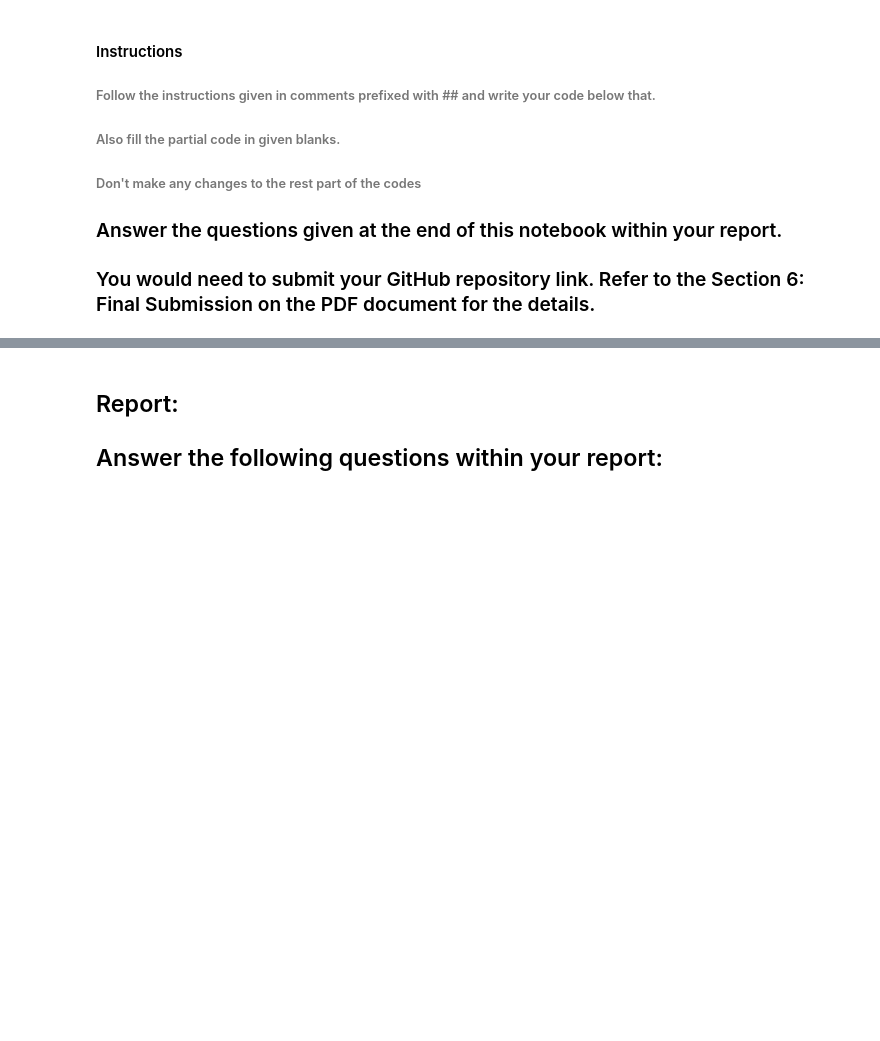
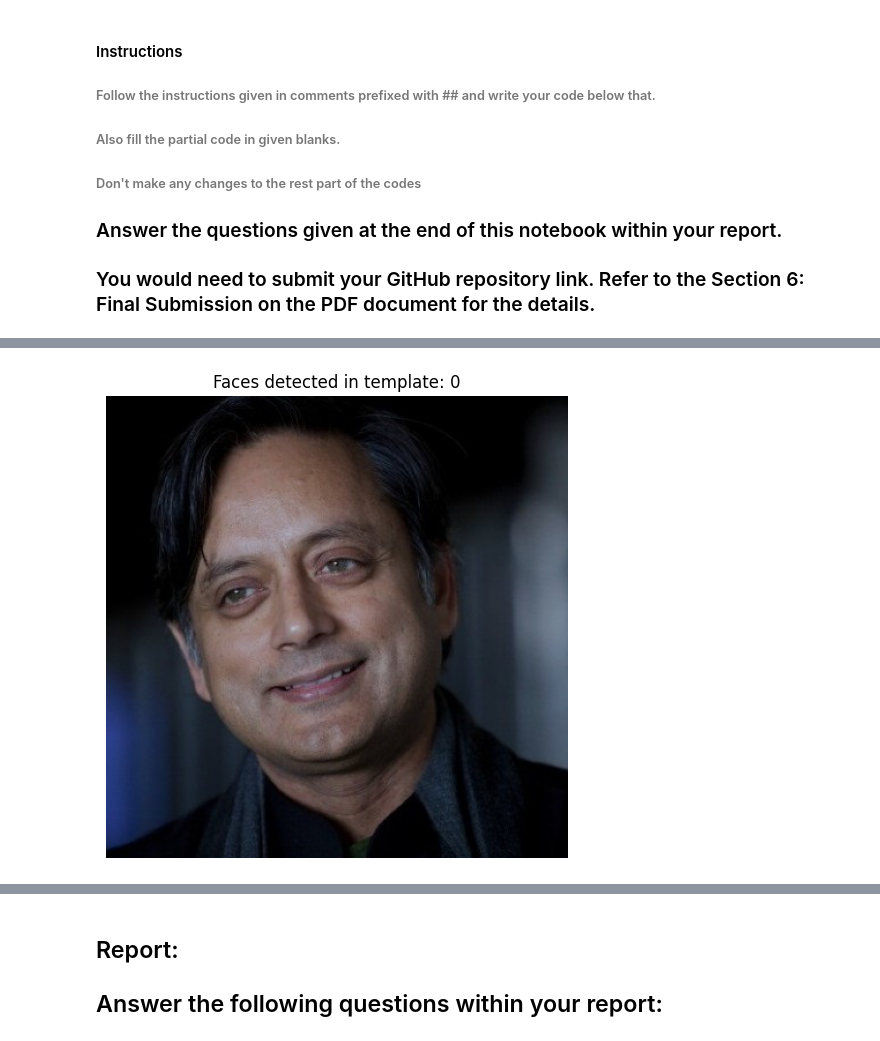
Before and after one commit to ananyasingla2004/DistanceClassificationMLPR-Lab5, a Jupyter notebook: Ananya_Lab5.ipynb, the cells around one changed output, grey strips where cells are left out. Drawn from its saved outputs; the diff is of its cells as text; code cells hidden in the pictures; blank space fills up the shorter version.

```diff
--- a/Ananya_Lab5.ipynb
+++ b/Ananya_Lab5.ipynb
@@ -141,21 +141,25 @@ plt.show()
 # %%
 # Read the template image
 template_img = cv2.imread("Dr_Shashi_Tharoor.jpg")
 template_rgb = cv2.cvtColor(template_img, cv2.COLOR_BGR2RGB)
+gray_tharoor = cv2.cvtColor(template_img, cv2.COLOR_BGR2GRAY)
+
 
 # Detect face in the template image after converting it to gray
 template_faces = face_cascade.detectMultiScale(cv2.cvtColor(template_img, cv2.COLOR_BGR2GRAY), 1.05, 4, minSize=(25, 25), maxSize=(50, 50))
 
 # Draw rectangles around the detected faces
 for (x, y, w, h) in template_faces:
     cv2.rectangle(template_rgb, (x, y), (x + w, y + h), (0, 255, 0), 3)  # Green rectangle
 
 # Display the template image with detections
 plt.figure(figsize=(8, 6))
 plt.imshow(template_rgb)
 plt.title(f"Faces detected in template: {len(template_faces)}")
 plt.axis("off")
 plt.show()
+# %% [output]
+[figure, added]
 # %%
 # Convert the template image to HSV color space and store it in template_hsv
 template_hsv = cv2.cvtColor(template_img, cv2.COLOR_BGR2HSV)
```
Also changed, not shown: parts of 6 cells of this notebook.
